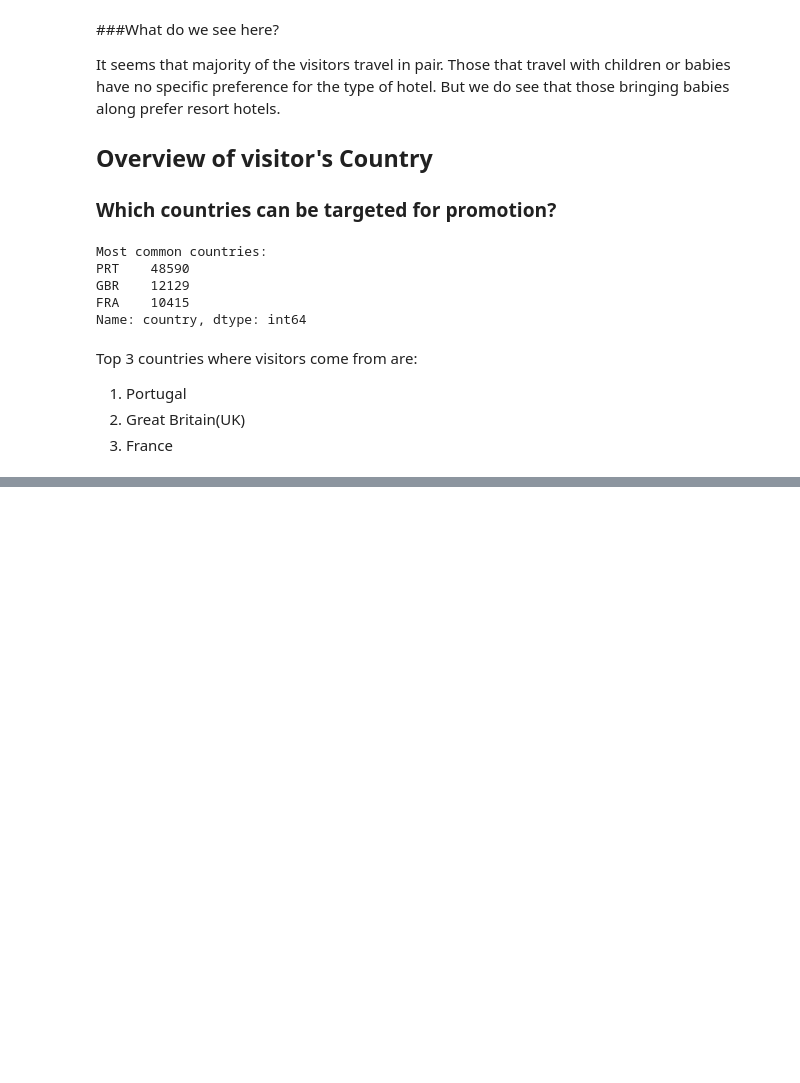
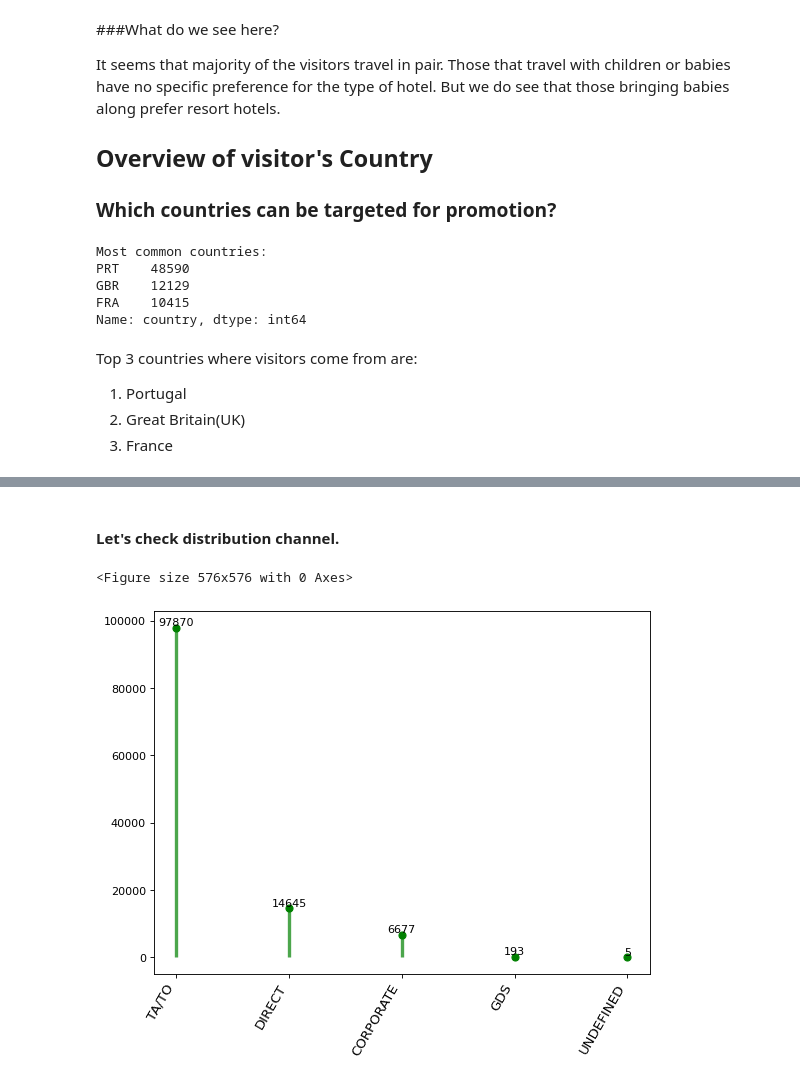
Before and after one commit to Aayushi-Sharma24/EDA-Hotel-Booking-Analysis, a Jupyter notebook: Aayushi_Sharma_Hotel_Booking_Analysis_Capstone_Project.ipynb, the cells around one changed output, grey strips where cells are left out. Saved outputs shown, nothing was run; the diff lists cells and outputs as text; code cells hidden in the pictures; blank space fills up the shorter version.

```diff
--- a/Aayushi_Sharma_Hotel_Booking_Analysis_Capstone_Project.ipynb
+++ b/Aayushi_Sharma_Hotel_Booking_Analysis_Capstone_Project.ipynb
@@ -539,0 +569,28 @@ So, this can be the target region for promotion.
+# %% [markdown]
+#### Let's check distribution channel.
+# %%
+# Enlarging figure size
+plt.figure(figsize=(8,8))
+# DataFrame for total number of Distribution channel
+df_distribution_channel=pd.DataFrame(df.distribution_channel.value_counts())
+df_distribution_channel.reset_index(level=0, inplace=True)
+df_distribution_channel.rename(columns = {'index':'distribution_channel', 'distribution_channel':'total'}, inplace = True)
+
+ordered_df = df_distribution_channel.sort_values(by='total',ascending=False)
+
+# Plotting the graph
+fig, ax = plt.subplots(figsize=(8,6), dpi= 80)
+ax.vlines(x=ordered_df.index, ymin=0, ymax=ordered_df.total, color='green', alpha=0.7, linewidth=3)
+ax.scatter(x=ordered_df.index, y=ordered_df.total, s=40, color='green', alpha=1)
+ax.set_xticks(ordered_df.index)
+ax.set_xticklabels(ordered_df.distribution_channel.str.upper(), rotation=60, fontdict={'horizontalalignment': 'right', 'size':12})
+
+# Printing the count in graph
+for row in ordered_df.itertuples():
+    ax.text(row.Index, row.total+.5, s=round(row.total, 2), horizontalalignment= 'center', verticalalignment='bottom', fontsize=10)
+
+# Show the object
+plt.show()
+# %% [output]
+<Figure size 576x576 with 0 Axes>
+[figure, added]
```
Also changed, not shown: parts of 3 cells of this notebook.
